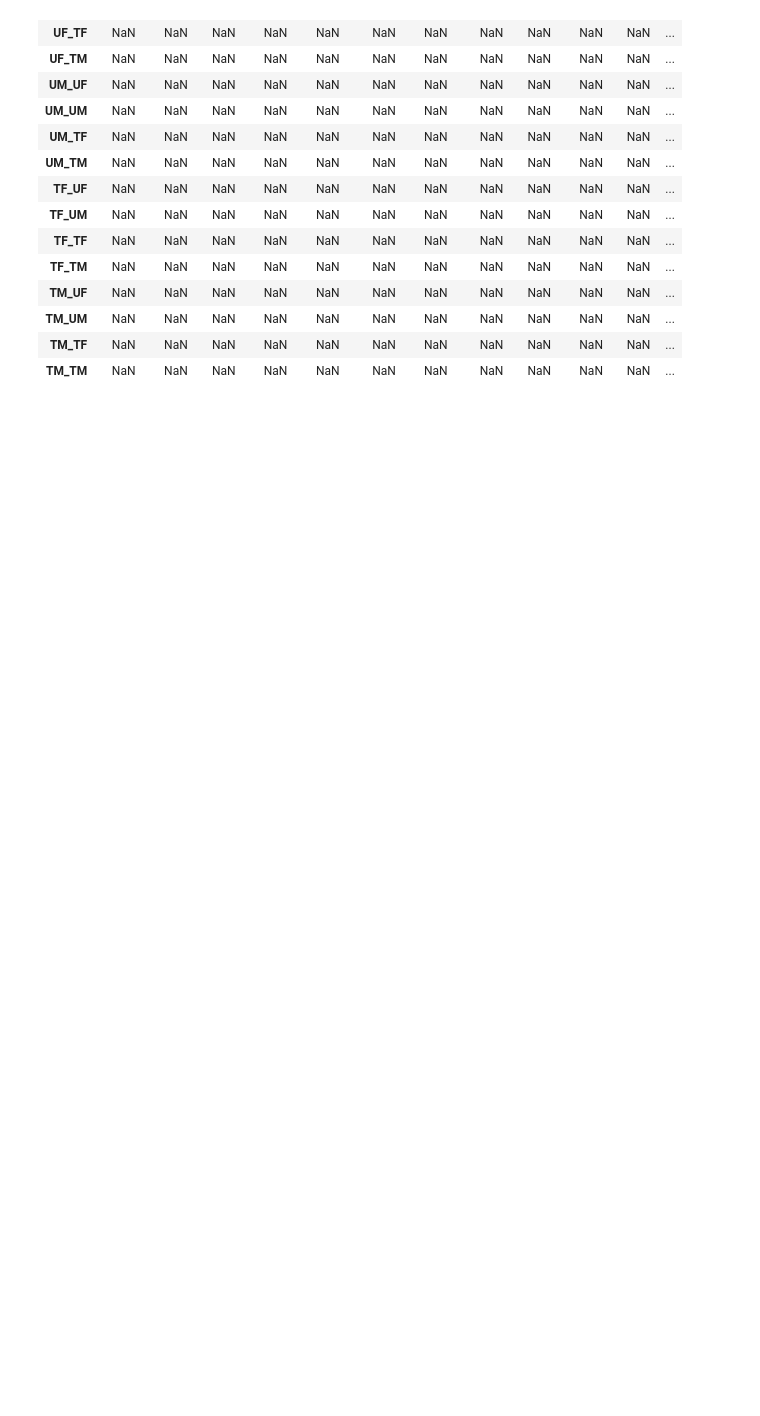
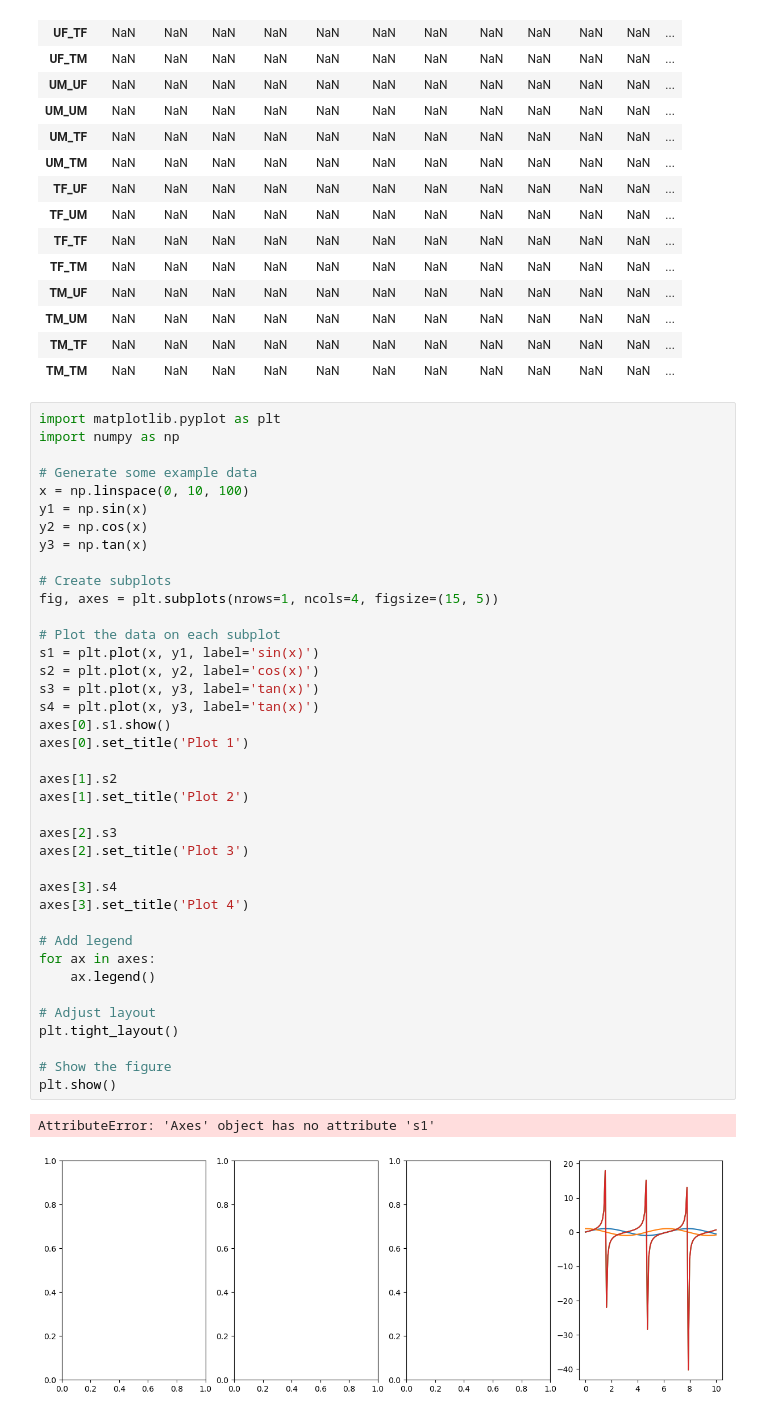
Before and after one commit to UCF-MIPs/multiplex-network, a Jupyter notebook: train.ipynb, the cells around one changed output. Saved outputs shown, nothing was run; the diff lists cells and outputs as text; blank space fills up the shorter version.

```diff
--- a/train.ipynb
+++ b/train.ipynb
@@ -81,3 +81,45 @@ df_heatmap
 | TM_UM | NaN | NaN | NaN | NaN | NaN | NaN | NaN | NaN | NaN | NaN | NaN | ... |
 | TM_TF | NaN | NaN | NaN | NaN | NaN | NaN | NaN | NaN | NaN | NaN | NaN | ... |
 | TM_TM | NaN | NaN | NaN | NaN | NaN | NaN | NaN | NaN | NaN | NaN | NaN | ... |
+# %%
+import matplotlib.pyplot as plt
+import numpy as np
+
+# Generate some example data
+x = np.linspace(0, 10, 100)
+y1 = np.sin(x)
+y2 = np.cos(x)
+y3 = np.tan(x)
+
+# Create subplots
+fig, axes = plt.subplots(nrows=1, ncols=4, figsize=(15, 5))
+
+# Plot the data on each subplot
+s1 = plt.plot(x, y1, label='sin(x)')
+s2 = plt.plot(x, y2, label='cos(x)')
+s3 = plt.plot(x, y3, label='tan(x)')
+s4 = plt.plot(x, y3, label='tan(x)')
+axes[0].s1.show()
+axes[0].set_title('Plot 1')
+
+axes[1].s2
+axes[1].set_title('Plot 2')
+
+axes[2].s3
+axes[2].set_title('Plot 3')
+
+axes[3].s4
+axes[3].set_title('Plot 4')
+
+# Add legend
+for ax in axes:
+    ax.legend()
+
+# Adjust layout
+plt.tight_layout()
+
+# Show the figure
+plt.show()
+# %% [output]
+AttributeError: 'Axes' object has no attribute 's1'
+[figure, added]
```
Also changed, not shown: parts of 4 cells of this notebook, 10 other files.
